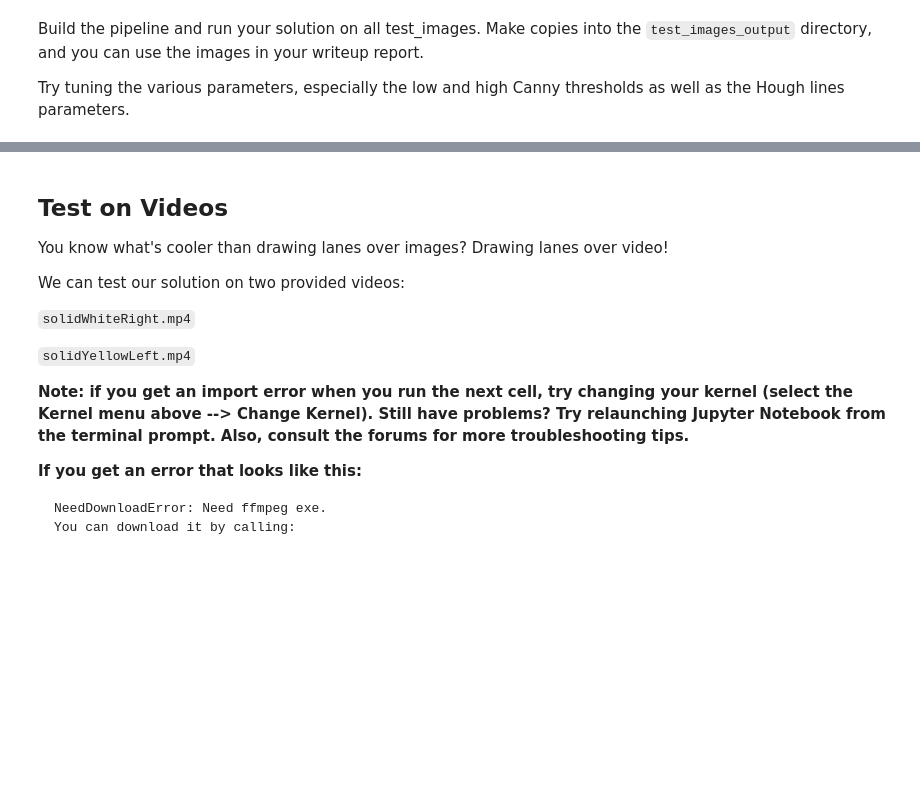
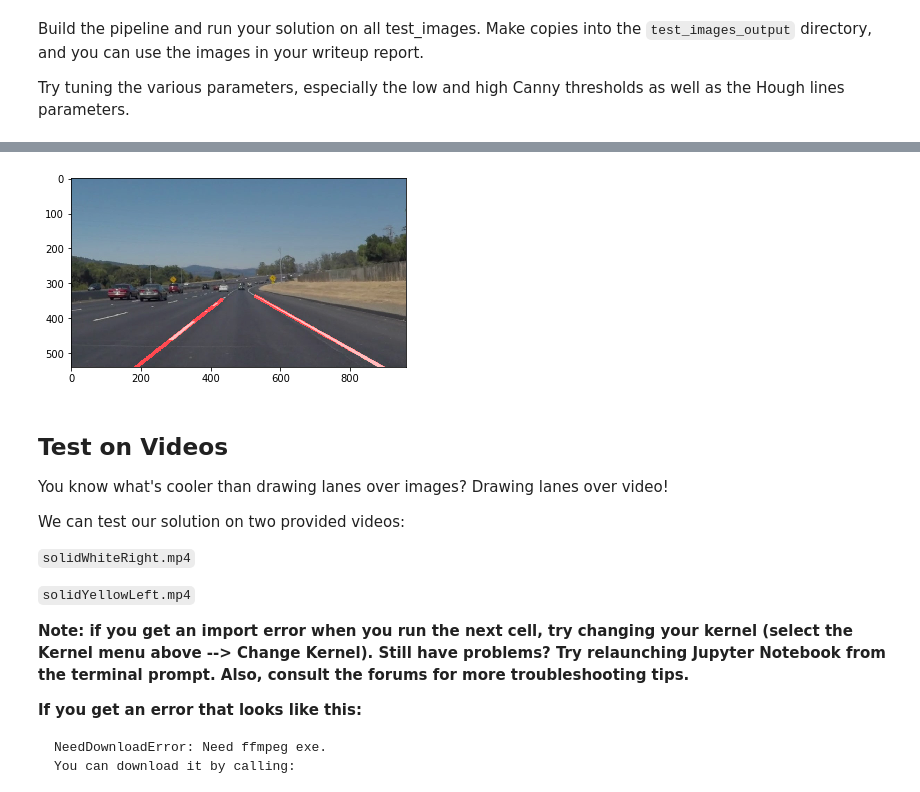
Before and after one commit to thomasdunlap/CarND-LaneLines-P1, a Jupyter notebook: P1.ipynb, the cells around one changed output, grey strips where cells are left out. Saved outputs shown, nothing was run; the diff lists cells and outputs as text; code cells hidden in the pictures; blank space fills up the shorter version.

```diff
--- a/P1.ipynb
+++ b/P1.ipynb
@@ -329,0 +232,88 @@ plt.imshow(w1)
+# %%
+def lane_lines_pipeline(image):
+    """
+    Takes image as input, and returns image with lane lines highlighted.
+    """
+    """
+    Step 1: Creating the color_select filter.
+    """
+    # Color thresholds
+    red_threshold = 220
+    green_threshold = 120
+    blue_threshold = 50
+
+    # Thresholds contains three arrays of booleans of the pixel instensity relative to the thresholds
+    thresholds = (image[:,:,0] < red_threshold) \
+                | (image[:,:,1] < green_threshold) \
+                | (image[:,:,2] < blue_threshold)
+
+    # Copies image to for color selection
+    color_select = np.copy(image)
+    # Makes any "False" threshold equal to 0 (no color)
+    color_select[thresholds] = [0,0,0]
+    # Threshold-adjusted color_select to grayscale
+    cs_gray = grayscale(color_select)
+
+    """
+    Step 2: Create edges image.
+    """
+    # Grayscale of original image
+    gray = grayscale(image)
+    # Blurs grayscale image with kernal of 9
+    blur_gray = gaussian_blur(gray, 9)
+    # Takes highest gradients (changes in color) and returns outline edges of image
+    edges = canny(blur_gray, 100, 150)
+
+    # Close dialates edges, then erodes them.  Helps fill in holes in edges.
+    edges_close = cv2.morphologyEx(edges, cv2.MORPH_CLOSE, (5,5))
+
+    """
+    Step 3: Dilate and erode image.
+    """
+    # Adds grayscale color_select and dilated edges such that any value more than 255 equals 255.
+    # As opposed to numpy, where 250 + 25 = 20
+    merged = cv2.add(cs_gray, edges_close)
+
+    """
+    Step 4: Create mask to focus lane line detection to region in front of car.
+    """
+    # Shape gets (y, x) of image
+    imshape = edges.shape
+
+    # Define points left and right regions of interest for mask
+    bot_left = (10,imshape[0])
+    top_left = (0.45*imshape[1], 0.6*imshape[0])
+    top_mid = (0.5*imshape[1], top_left[1])
+    bot_mid = (top_mid[0], imshape[0])
+    top_right = (0.55*imshape[1], top_left[1])
+    bot_right = (imshape[1], imshape[0])
+
+    # Define mask(s) with points
+    outer_vertices = np.array([[bot_left, top_left, top_right, bot_right]], dtype=np.int32) # Road ROI
+    left_vertices = np.array([[bot_left, top_left, top_mid, bot_mid]], dtype=np.int32) # Left Road ROI
+    right_vertices = np.array([[bot_mid, top_mid, top_right, bot_right]], dtype=np.int32) # Right Road ROI
+    vertices = [left_vertices, right_vertices]
+
+    # Creates image where everything ouside of vertices is black (r,b,g = 0)
+    masked = region_of_interest(merged, outer_vertices)
+
+    """
+    Step 5: Use mask and hough lines to collect line points, average them,
+    and return the averaged lines which should represent the lane lines.
+    """
+    # Returns array of sets of 2 points constructing lines (based on gradients?)
+    lines = hough_lines(masked, 2, np.pi/180, 12, 10, 20)
+    gray_lines = grayscale(lines)
+
+    # Final lines defined above in helper functions.
+    final_lines = draw_final_lines(gray_lines, image, imshape, vertices)
+
+    # Returns merge of final_lines and orginal image, with original image in totality (B = 1),
+    # and final lines slightly transparent (a = 0.8)
+    return weighted_img(final_lines, image, α=0.8, β=1., λ=0.)
+
+plt.imshow(lane_lines_pipeline(image))
+
+
+# then save them to the test_images directory.
+# %% [output]
@@ -330,3 +321,4 @@ plt.imshow(w1)
+[figure, added]
 # %% [markdown]
 ## Test on Videos
 
```
Also changed, not shown: parts of 9 cells of this notebook, 5 other files.
